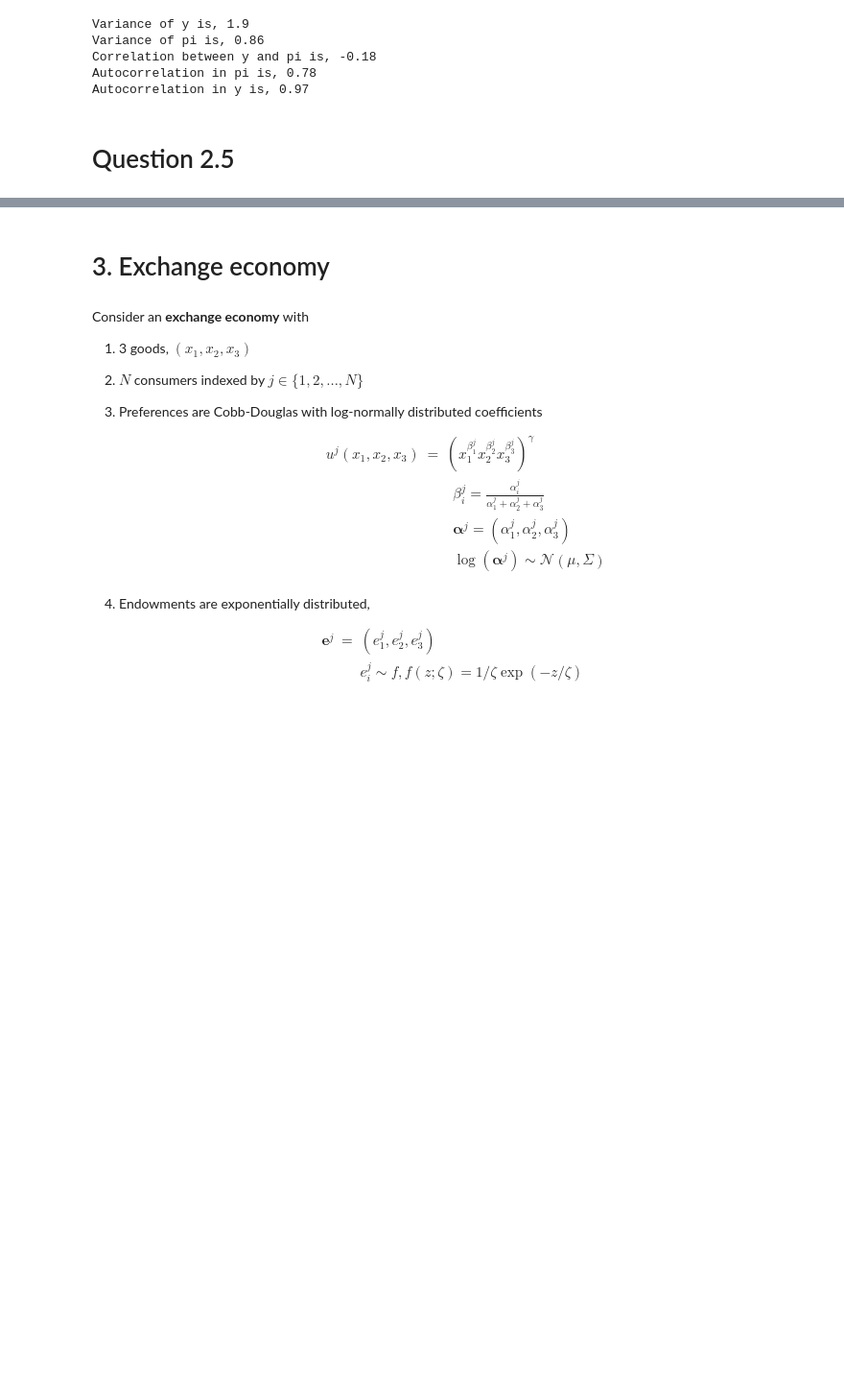
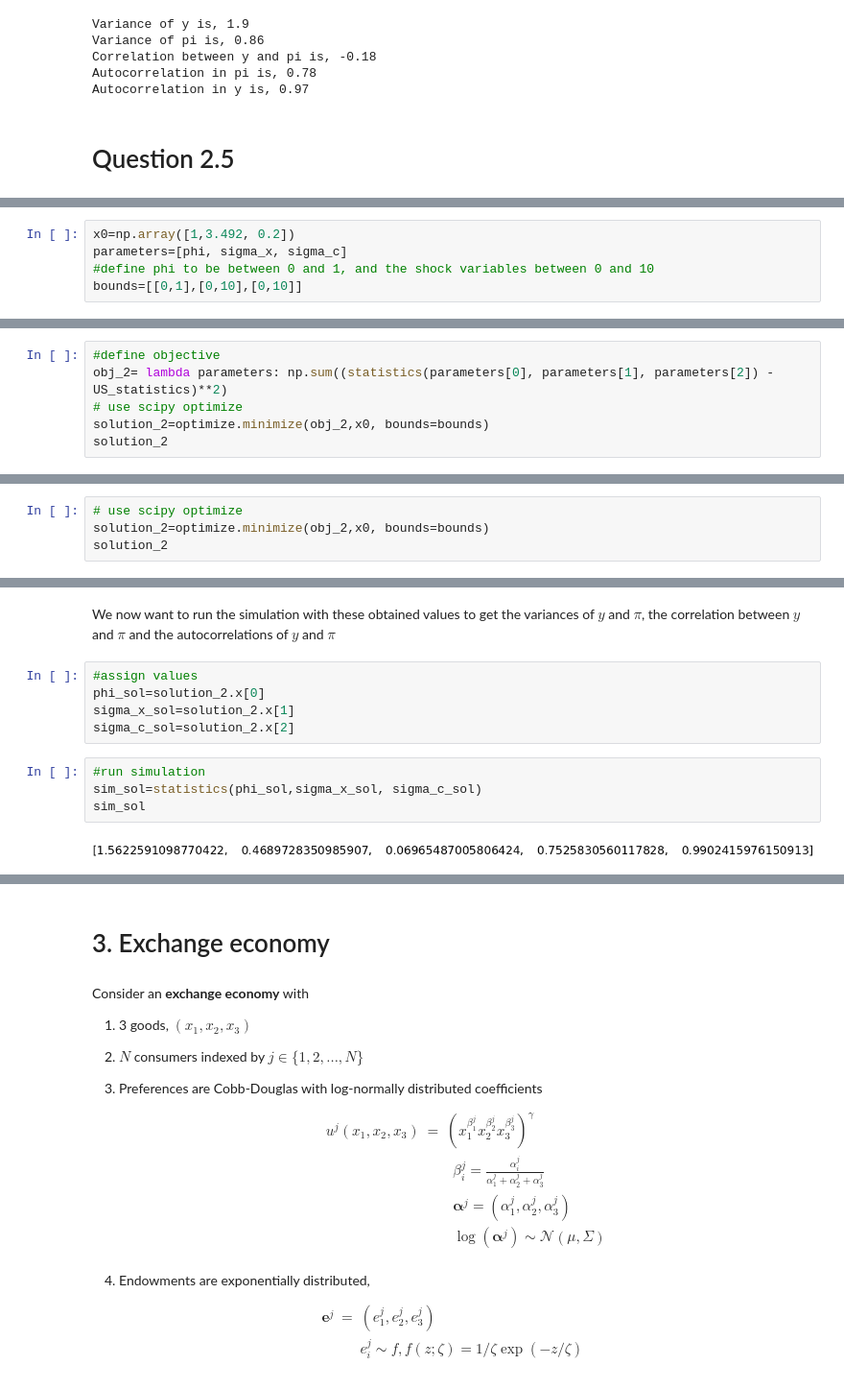
Before and after one commit to NumEconCopenhagen/projects-2019-tba, a Jupyter notebook: examproject/exam_2019.ipynb, the cells around one changed output, grey strips where cells are left out. Shown at 96% size. Saved outputs shown, nothing was run; the diff lists cells and outputs as text; blank space fills up the shorter version.

```diff
--- a/examproject/exam_2019.ipynb
+++ b/examproject/exam_2019.ipynb
@@ -1005,0 +1032,5 @@ TypeError: unsupported operand type(s) for -: 'list' and 'float'
+# %%
+x0=np.array([1,3.492, 0.2])
+parameters=[phi, sigma_x, sigma_c]
+#define phi to be between 0 and 1, and the shock variables between 0 and 10
+bounds=[[0,1],[0,10],[0,10]]
@@ -1005,0 +1039,6 @@ TypeError: unsupported operand type(s) for -: 'list' and 'float'
+# %%
+#define objective
+obj_2= lambda parameters: np.sum((statistics(parameters[0], parameters[1], parameters[2]) - US_statistics)**2)
+# use scipy optimize
+solution_2=optimize.minimize(obj_2,x0, bounds=bounds)
+solution_2
@@ -1005,0 +1055,4 @@ TypeError: unsupported operand type(s) for -: 'list' and 'float'
+# %%
+# use scipy optimize
+solution_2=optimize.minimize(obj_2,x0, bounds=bounds)
+solution_2
@@ -1005,0 +1079,13 @@ TypeError: unsupported operand type(s) for -: 'list' and 'float'
+# %% [markdown]
+We now want to run the simulation with these obtained values to get the variances of $y$ and $\pi $, the correlation between $y$ and $\pi $ and the autocorrelations of $y$ and $\pi $
+# %%
+#assign values
+phi_sol=solution_2.x[0]
+sigma_x_sol=solution_2.x[1]
+sigma_c_sol=solution_2.x[2]
+# %%
+#run simulation
+sim_sol=statistics(phi_sol,sigma_x_sol, sigma_c_sol)
+sim_sol
+# %% [output]
+[figure, added]
```
Also changed, not shown: parts of 34 cells of this notebook, 1 other file.
